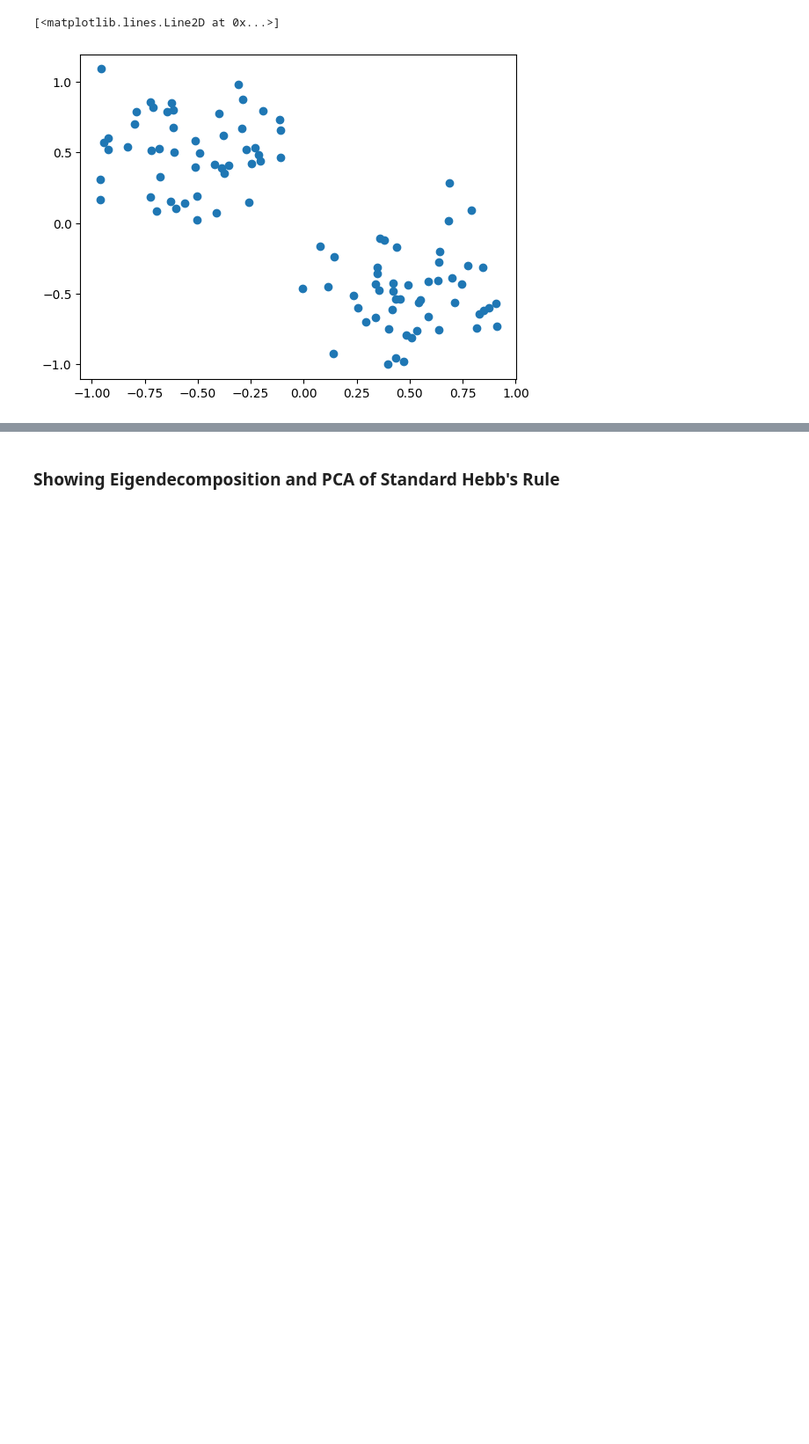
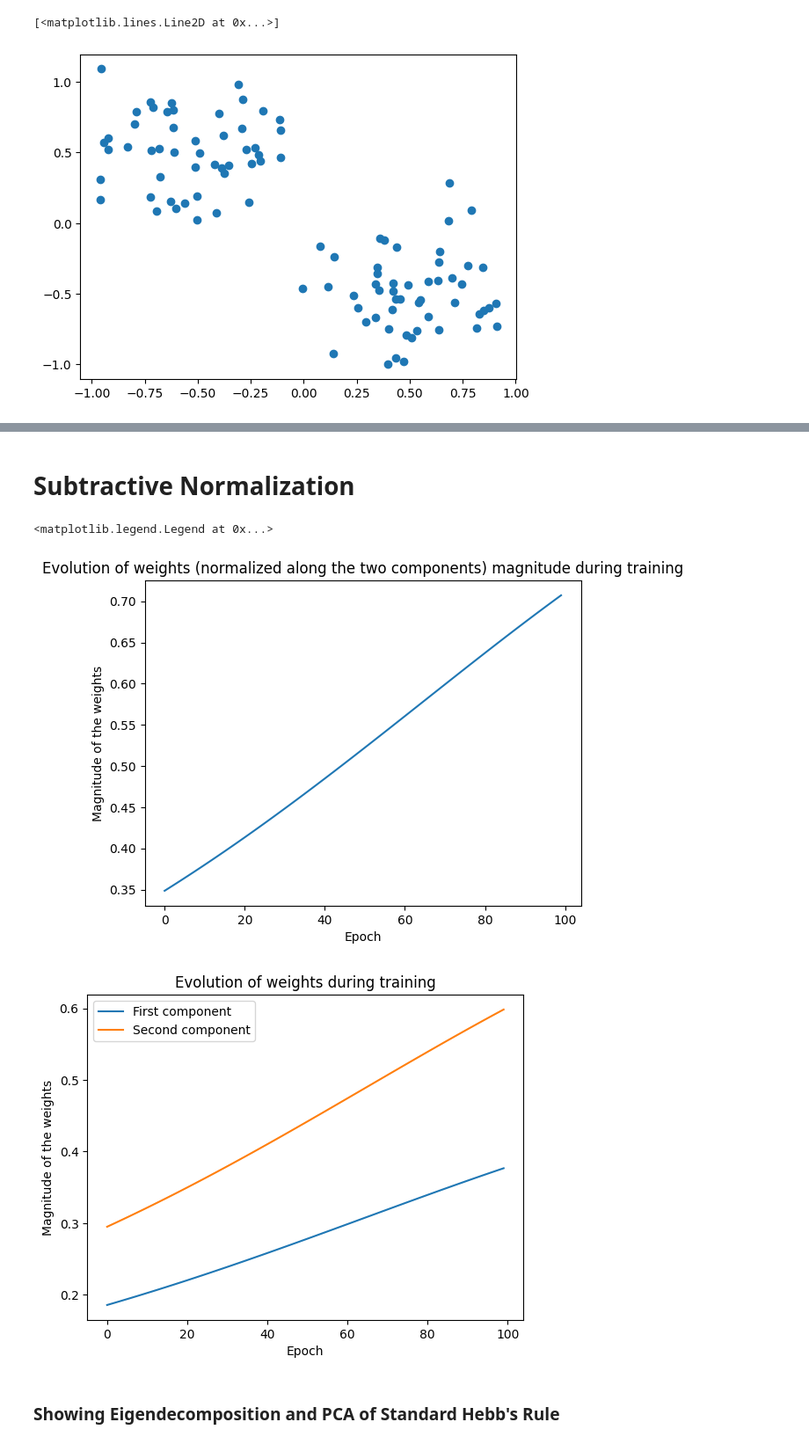
Before and after one commit to U-n-Own/UniversityNotes, a Jupyter notebook: Assignments/ComputationalNeuroscience/SecondAssignment/hebbian_learning.ipynb, the cells around one changed output, grey strips where cells are left out. Shown at 88% size. Drawn from its saved outputs; the diff is of its cells as text; code cells hidden in the pictures; blank space fills up the shorter version.

```diff
--- a/Assignments/ComputationalNeuroscience/SecondAssignment/hebbian_learning.ipynb
+++ b/Assignments/ComputationalNeuroscience/SecondAssignment/hebbian_learning.ipynb
@@ -90,3 +127,34 @@ Text(0, 0.5, 'Magnitude of the weights')
+# %% [markdown]
+# Subtractive Normalization
+# %%
+sub_norm = hl.HebbianLearning(tau_w=0.1, eta=0.01, weights_dim=2)
+
+subtractive_normalization = sub_norm.train_subtractive_normalization(data, epochs=100)
+
+# plot the weights magnitude
+# First we compute the magnitude of the weights
+
+weights_magnitude_sub = np.linalg.norm(subtractive_normalization, axis=1)
+
+# Normalized weights
+plt.figure()
+plt.title('Evolution of weights (normalized along the two components) magnitude during training')
+plt.plot(weights_magnitude_sub)
+plt.xlabel('Epoch')
+plt.ylabel('Magnitude of the weights')
+
+# Unnormalized weights
+plt.figure()
+plt.title('Evolution of weights during training')
+plt.plot(subtractive_normalization[:, 0], label='First component')
+plt.plot(subtractive_normalization[:, 1], label='Second component')
+plt.xlabel('Epoch')
+plt.ylabel('Magnitude of the weights')
+plt.legend()
+# %% [output]
+<matplotlib.legend.Legend at 0x...>
+[figure, added]
+[figure, added]
 # %% [markdown]
 ### Showing Eigendecomposition and PCA of Standard Hebb's Rule
 # %%
```
Also changed, not shown: parts of 9 cells of this notebook, 1 other file.
